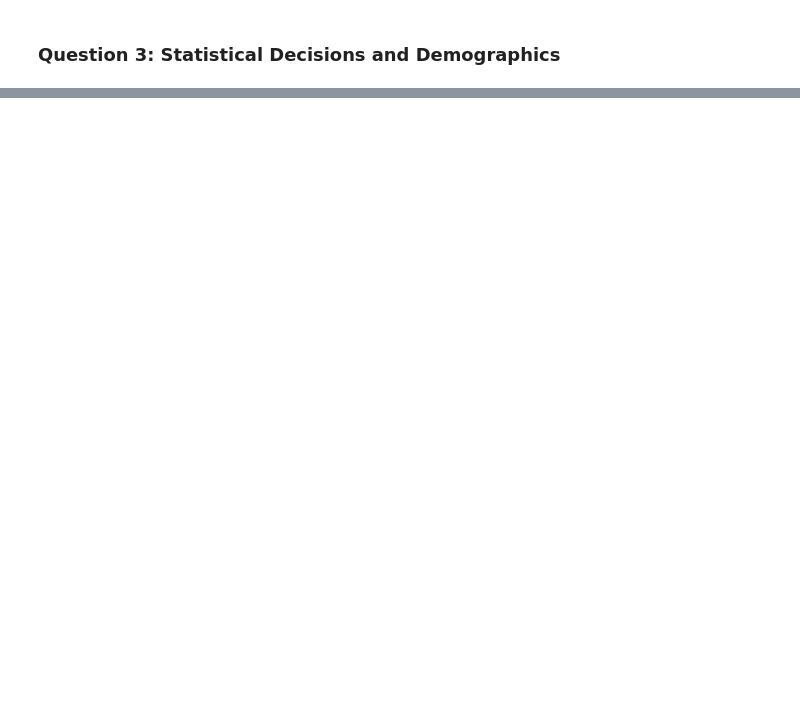
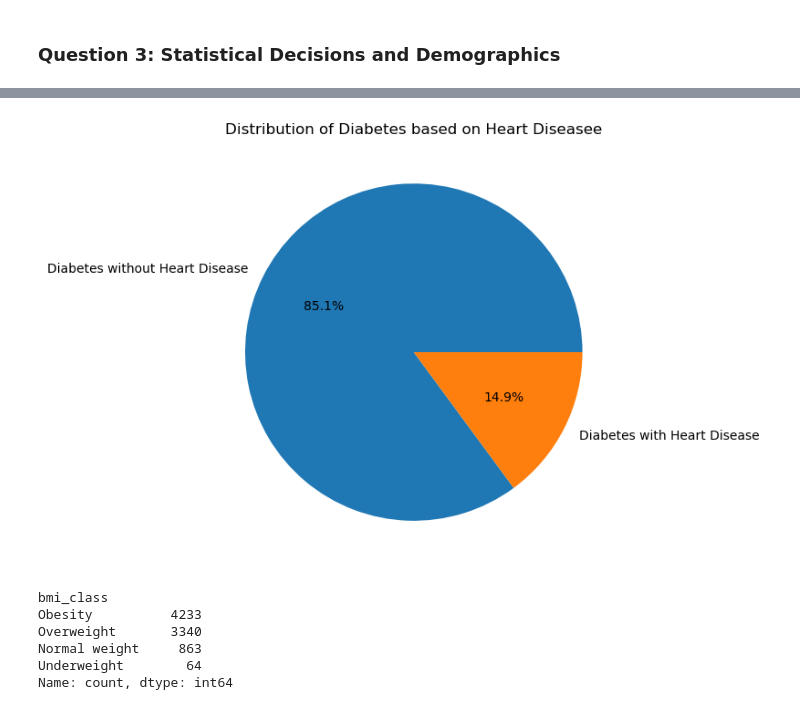
Before and after one commit to ahammadnafiz/Pandas-Exercises, a Jupyter notebook: Assignment/Assignment_DataScience.ipynb, the cells around one changed output, grey strips where cells are left out. Saved outputs shown, nothing was run; the diff lists cells and outputs as text; code cells hidden in the pictures; blank space fills up the shorter version.

```diff
--- a/Assignment/Assignment_DataScience.ipynb
+++ b/Assignment/Assignment_DataScience.ipynb
@@ -67,2 +191,12 @@ df.head(5)
+# %%
+counts = [len(non_heart_diabetes), len(heart_diabetes)]
+labels = ['Diabetes without Heart Disease', 'Diabetes with Heart Disease']
+
+plt.figure(figsize=(8, 6))
+plt.pie(counts, labels=labels, autopct='%1.1f%%')
+plt.title('Distribution of Diabetes based on Heart Diseasee')
+plt.show()
+# %% [output]
+[figure, added]
 # %%
 # Find out which BMI class has more tendency in having diabetes
@@ -68,0 +214,11 @@ df.head(5)
+# %%
+diabetes_df = df[df['diabetes'] == 1]
+counts = diabetes_df['bmi_class'].value_counts()
+counts
+# %% [output]
+bmi_class
+Obesity          4233
+Overweight       3340
+Normal weight     863
+Underweight        64
+Name: count, dtype: int64
```
Also changed, not shown: parts of 16 cells of this notebook.
